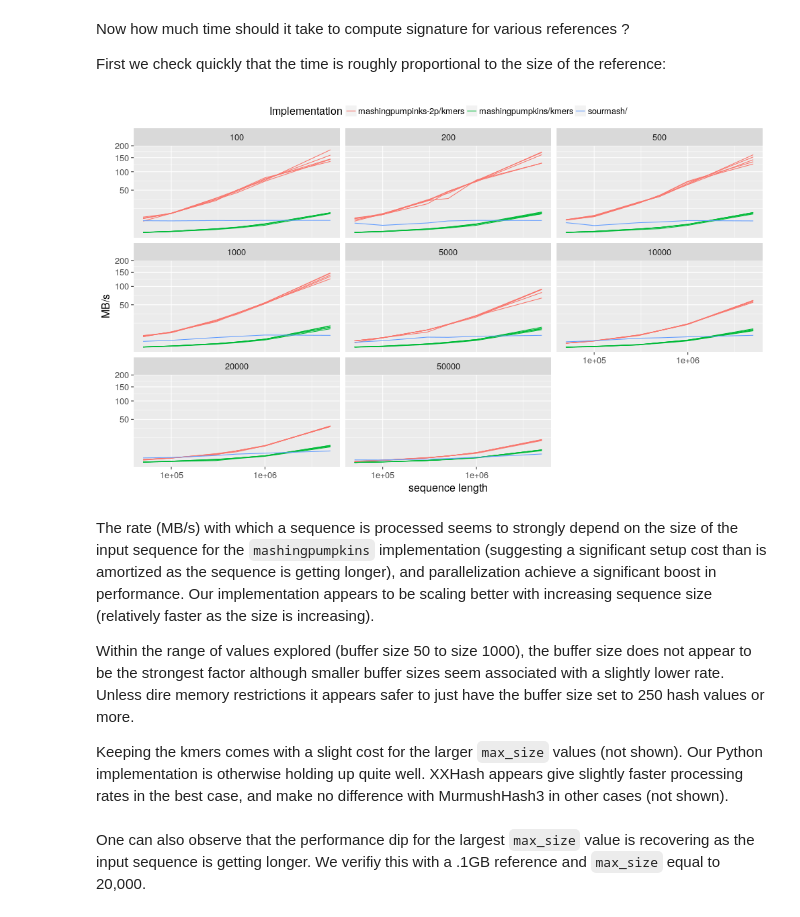
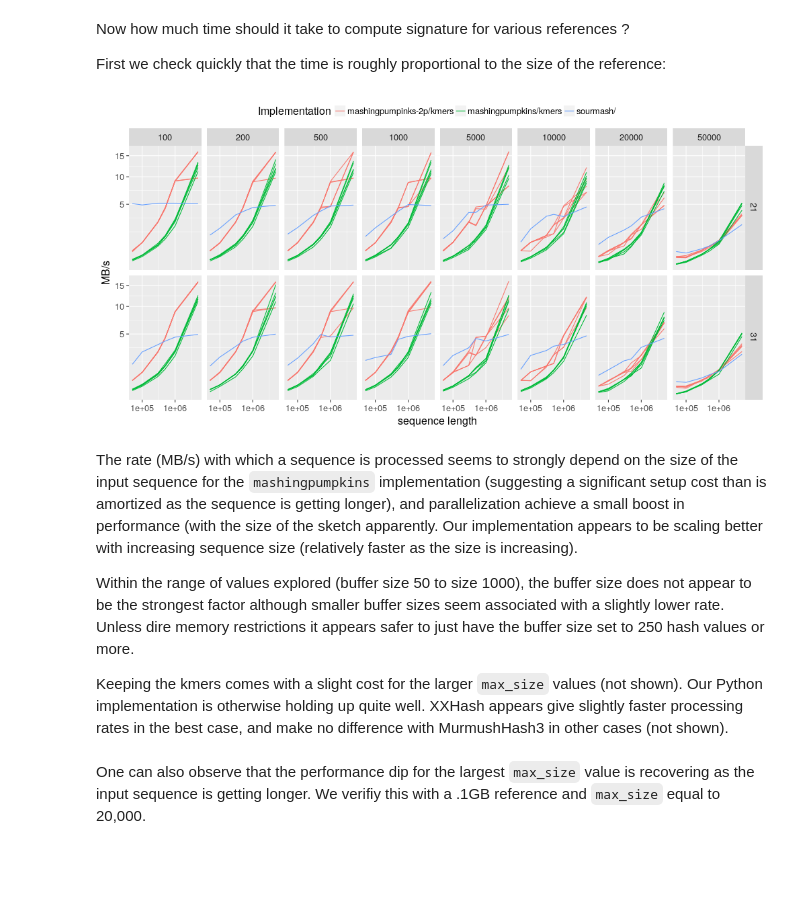
Before and after one commit to lgautier/mashing-pumpkins, a Jupyter notebook: doc/notebooks/MinHash, design and performance.ipynb, the cells around one changed output. Cells and saved outputs as stored; diff of their text form; code cells hidden in the pictures; blank space fills up the shorter version.

```diff
--- a/doc/notebooks/MinHash, design and performance.ipynb
+++ b/doc/notebooks/MinHash, design and performance.ipynb
@@ -84,11 +84,11 @@ def hashfun(sequence, nsize, hbuffer, w=100):
         hbuffer[i] = mmh3.hash64(ngram)[0]
     return n
 
-from mashingpumpkins.minhashsketch import MaxHashNgramSketch
+from mashingpumpkins.minhashsketch import MinHashNgramSketch
 
 from array import array
 with timedblock() as tb:
-    mhs = MaxHashNgramSketch(21, 1000, hashfun)
+    mhs = MinHashNgramSketch(21, 1000, hashfun)
     mhs.add(sequence, hashbuffer=array("q", [0,]*200))
 
 t_basic = tb.duration
@@ -110,7 +108,7 @@ from mashingpumpkins._murmurhash3 import hasharray
 hashfun = hasharray
 
 with timedblock() as tb:
-    mhs = MaxHashNgramSketch(21, 1000, hashfun)
+    mhs = MinHashNgramSketch(21, 1000, hashfun)
     mhs.add(sequence)
 
 t_batch = tb.duration
@@ -145,7 +143,7 @@ def revcomp(sequence):
     ba = ba.translate(trans_tbl)
     return ba
 
-class MyMash(MaxHashNgramSketch):
+class MyMash(MinHashNgramSketch):
     def add(self, seq, hashbuffer=array('Q', [0,]*300)):
         ba = revcomp(sequence)
         if ba.find(0) >= 0:
@@ -168,0 +175,15 @@ Still pretty good, the code for the check is not particularly optimal (that's th
+# %%
+from mashingpumpkins import _murmurhash3_mash
+
+def hashfun(sequence, nsize, buffer=array('Q', [0,]*300)):
+    return _murmurhash3_mash.hasharray_withrc(sequence, revcomp(sequence), nsize, buffer)
+
+with timedblock() as tb:
+    mhs = MinHashNgramSketch(21, 1000, hashfun)
+    mhs.add(sequence)
+
+t_batch = tb.duration
+
+print("%.2f seconds / sequence" % (t_batch))
+
+print("Our Python implementation is %.2f times faster." % (t_sourmash / t_batch))
@@ -333,37 +346,36 @@ for seqsize in (int(s) for s in (5E4, 1E5, 3E5, 5E5, 1E6, 5E6)):
 # %%
 from rpy2.robjects.lib import dplyr, ggplot2 as ggp
 from rpy2.robjects.vectors import IntVector, FloatVector, StrVector, BoolVector
 from rpy2.robjects import Formula
 
 d = dict((n, FloatVector([x[n] for x in res])) for n in ('t',))
 d.update((n, StrVector([x[n] for x in res])) for n in ('what', 'hashfun'))
 d.update((n, BoolVector([x[n] for x in res])) for n in ('keepngrams', ))
-d.update((n, IntVector([x[n] for x in res])) for n in ('l_sequence', 'bufsize', 'sketchsize'))
+d.update((n, IntVector([x[n] for x in res])) for n in ('l_sequence', 'bufsize', 'sketchsize', 'nsize'))
 dataf = dplyr.DataFrame(d)
 
 p = (ggp.ggplot((dataf
                  .filter("hashfun != 'xxhash'")
-                 .mutate(implementation='paste(what, ifelse(keepngrams, "kmers", ""), sep="/")'))) +
+                 .mutate(nsize='as.factor(nsize)',
+                         implementation='paste(what, ifelse(keepngrams, "kmers", ""), sep="/")'))) +
      ggp.geom_line(ggp.aes_string(x='l_sequence',
                                   y='l_sequence/t/1E6',
                                   color='implementation',
-                                  #lty='bufsize',
-                                  #color='keepngrams',
-                                  group='paste(implementation, bufsize, keepngrams)'),
+                                  group='paste(implementation, bufsize, nsize, keepngrams)'),
                    alpha=1) +
-     ggp.facet_wrap(Formula('~sketchsize')) +
+     ggp.facet_grid(Formula('nsize~sketchsize')) +
      ggp.scale_x_log10('sequence length') +
      ggp.scale_y_sqrt('MB/s') +
      ggp.scale_color_discrete('Implementation') +
      ggp.theme_gray(base_size=16) +
      ggp.theme(legend_position="top"))
 
 import rpy2.ipython.ggplot
-rpy2.ipython.ggplot.image_png(p, width=1000, height=600)
+rpy2.ipython.ggplot.image_png(p, width=1000, height=500)
 # %% [output]
-[figure, old version]
+[figure, new version]
 # %% [markdown]
-The rate (MB/s) with which a sequence is processed seems to strongly depend on the size of the input sequence for the `mashingpumpkins` implementation (suggesting a significant setup cost than is amortized as the sequence is getting longer), and parallelization achieve a significant boost in performance. Our implementation appears to be scaling better with increasing sequence size (relatively faster as the size is increasing).
+The rate (MB/s) with which a sequence is processed seems to strongly depend on the size of the input sequence for the `mashingpumpkins` implementation (suggesting a significant setup cost than is amortized as the sequence is getting longer), and parallelization achieve a small boost in performance (with the size of the sketch apparently. Our implementation appears to be scaling better with increasing sequence size (relatively faster as the size is increasing).
 
 Within the range of values explored (buffer size 50 to size 1000), the buffer size does not appear to be the strongest factor although smaller buffer sizes seem associated with a slightly lower rate. Unless dire memory restrictions it appears safer to just have the buffer size set to 250 hash values or more.
 
```
Also changed, not shown: parts of 25 cells of this notebook.
